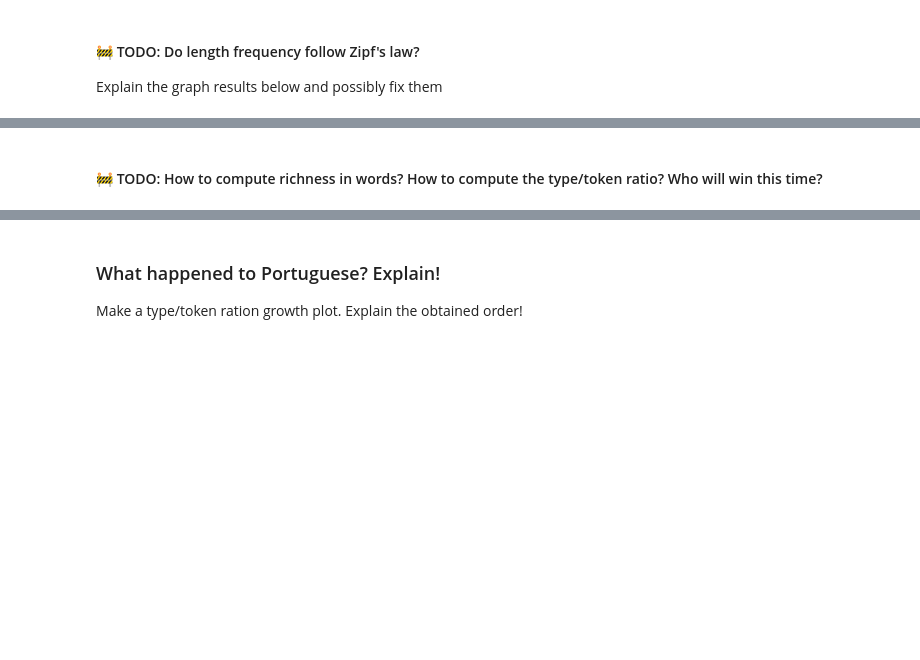
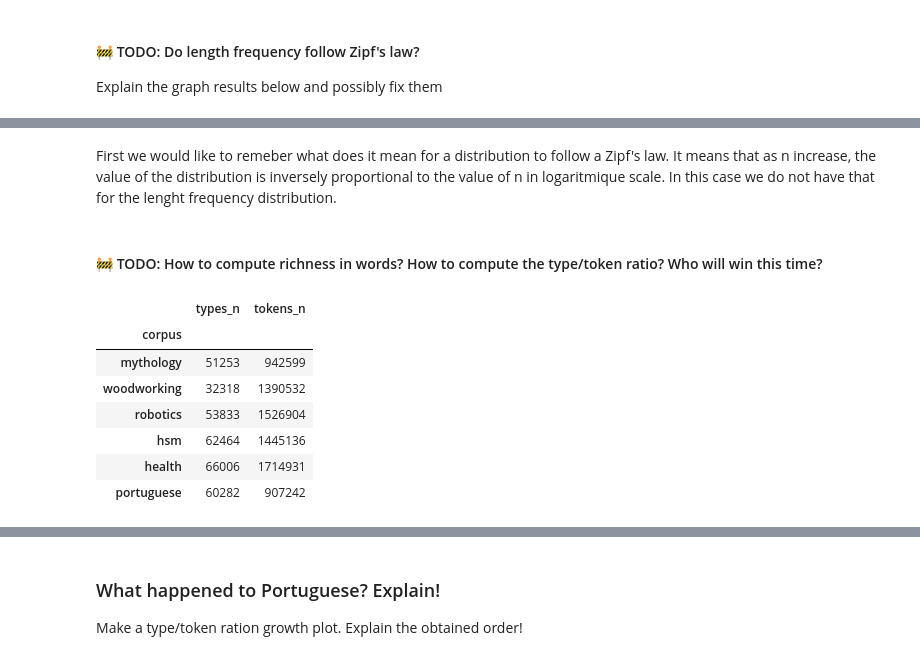
Before and after one commit to jlopetegui98/HandsOn-NLP, a Jupyter notebook: TP1/HoNLP_week1.ipynb, the cells around one changed output, grey strips where cells are left out. Drawn from its saved outputs; the diff is of its cells as text; code cells hidden in the pictures; blank space fills up the shorter version.

```diff
--- a/TP1/HoNLP_week1.ipynb
+++ b/TP1/HoNLP_week1.ipynb
@@ -746,2 +777,4 @@ plt.show()
+# %% [markdown]
+First we would like to remeber what does it mean for a distribution to follow a Zipf's law. It means that as n increase, the value of the distribution is inversely proportional to the value of n in logaritmique scale. In this case we do not have that for the lenght frequency distribution.
 # %% [markdown]
 #### 🚧 TODO: How to compute richness in words? How to compute the type/token ratio? Who will win this time?
@@ -749,0 +781,11 @@ plt.show()
+# %%
+df[['types_n', 'tokens_n']]
+# %% [output]
+|  | types_n | tokens_n |
+| corpus |  |  |
+| mythology | 51253 | 942599 |
+| woodworking | 32318 | 1390532 |
+| robotics | 53833 | 1526904 |
+| hsm | 62464 | 1445136 |
+| health | 66006 | 1714931 |
+| portuguese | 60282 | 907242 |
```
Also changed, not shown: parts of 22 cells of this notebook.
